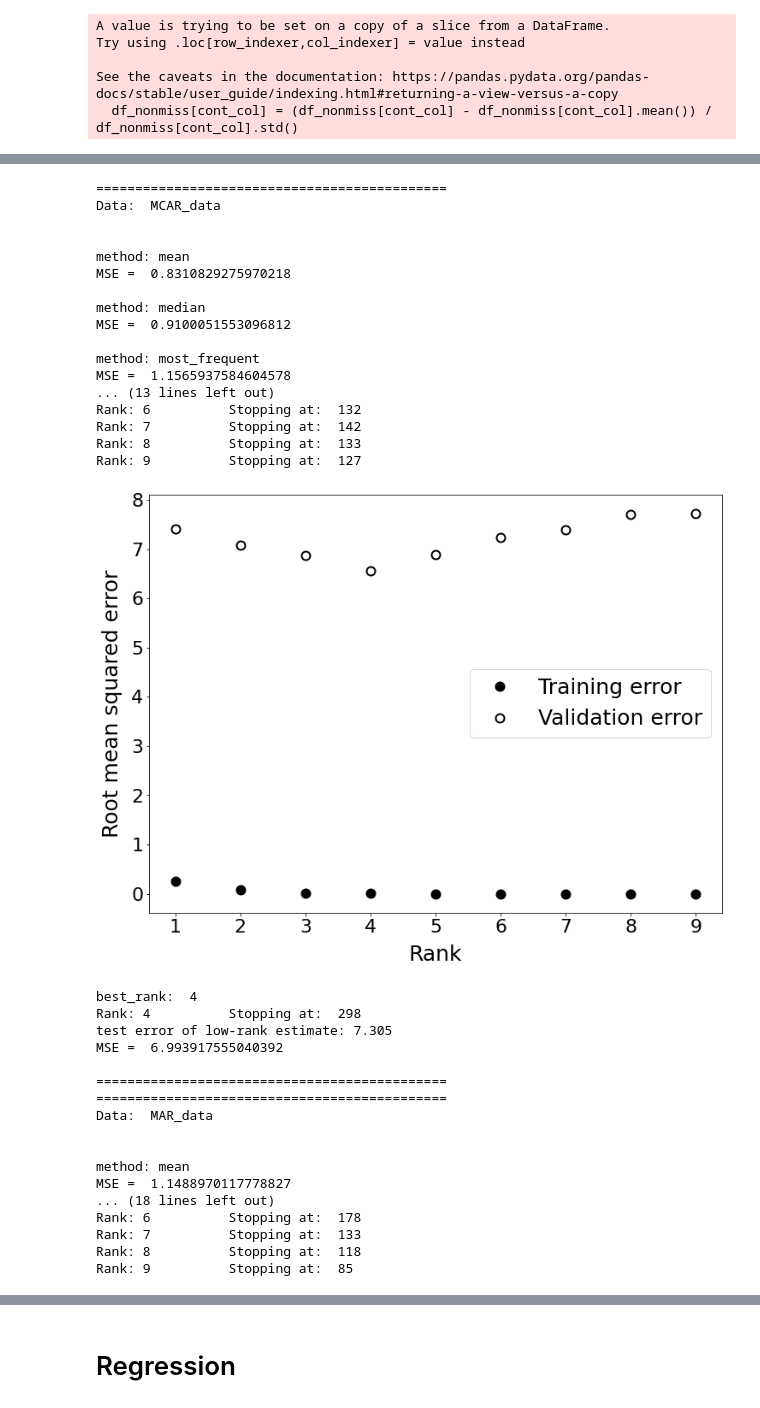
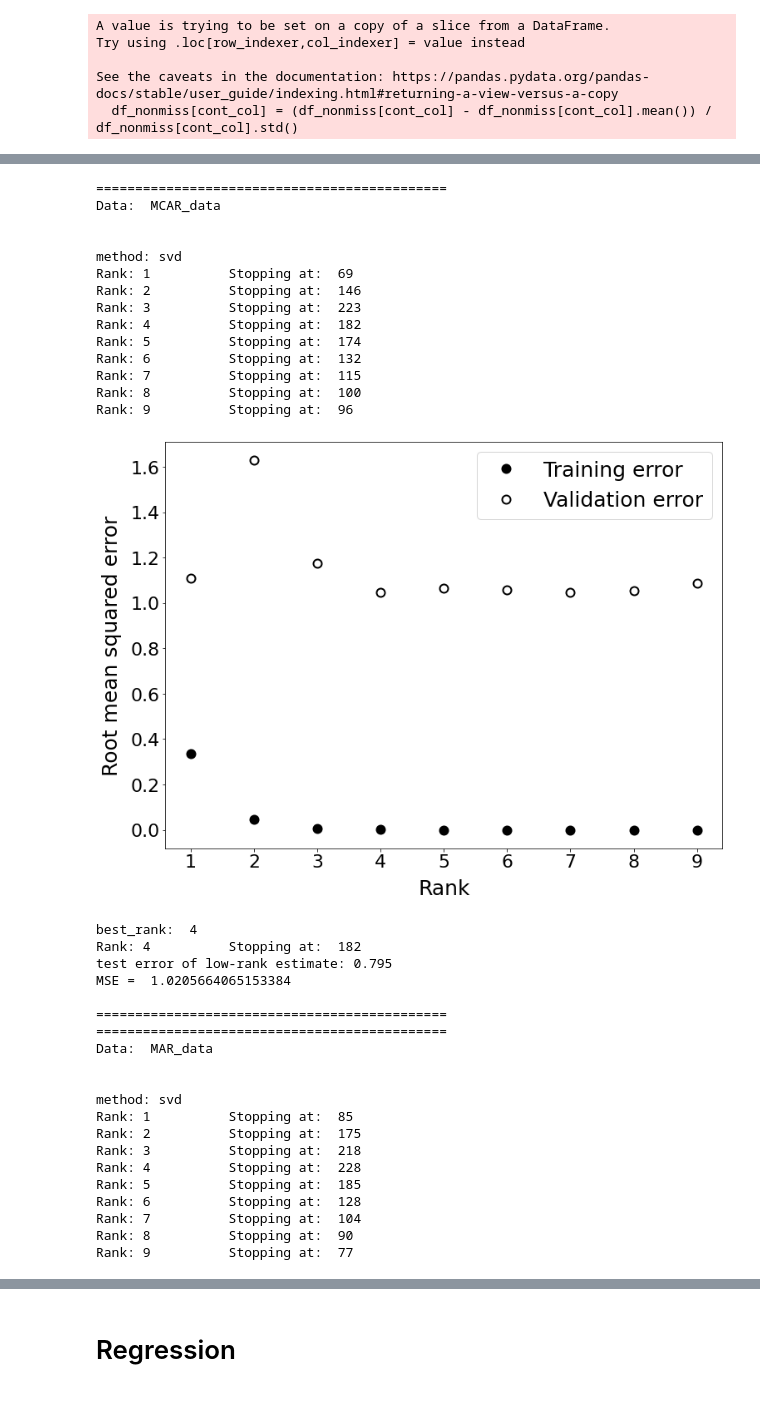
Before and after one commit to Nikunj-Gupta/Low-rank-models-EHR, a Jupyter notebook: src/imputation_analysis.ipynb, the cells around one changed output, grey strips where cells are left out. Saved outputs shown, nothing was run; the diff lists cells and outputs as text; code cells hidden in the pictures.

```diff
--- a/src/imputation_analysis.ipynb
+++ b/src/imputation_analysis.ipynb
@@ -130,6 +130,7 @@ MAR_missing_indices = np.where(np.isnan(MAR_data.flatten()))[0].tolist()
 def fit_low_rank_model(rank, rating_matrix_ini, train_ind, train_data, n_iter, convergence_thresh, verbose):
     previous_fitting_error = 100
     low_rank_estimate = np.zeros(rating_matrix_ini.shape) - 1
+    low_rank_estimate = rating_matrix_ini.copy()
 
     for ind in range(n_iter):
         M = low_rank_estimate.copy()
@@ -226,7 +227,7 @@ def run_svd(matrix, missing_indices,
 
     return best_estimate
 # %%
-def run(data, missing_indices, method):
+def run(data, missing_indices, method, simulation=False):
     if method in ['mean', 'most_frequent', 'median']:
         imp = SimpleImputer(missing_values=np.nan, strategy=method)
         imputed_data = imp.fit_transform(data)
@@ -242,11 +243,12 @@ def run(data, missing_indices, method):
     if method == "svd":
         imputed_data = run_svd(matrix=data, missing_indices=missing_indices)
 
+    # print(imputed_data[:3,:3])
+    if simulation:
+        print("MSE = ", mean_squared_error(
+            np_nonmiss.flat[missing_indices],
+            imputed_data.flat[missing_indices]))
     return imputed_data
-    # print(imputed_data[:3,:3])
-    # print("MSE = ", mean_squared_error(
-    #     np_nonmiss.flat[missing_indices],
-    #     imputed_data.flat[missing_indices]))
 # %%
 data_dict = {
     "MCAR_data":[MCAR_data, MCAR_missing_indices],
@@ -256,45 +258,46 @@ data_dict = {
 # %%
 for key in data_dict.keys():
     print("=============================================")
     print("Data: ", key, "\n\n")
-    for method in ['mean', 'median', 'most_frequent', 'multivariate_feature_imputation', 'knn', 'svd']:
+    for method in ['svd']:
+#     for method in ['mean', 'median', 'most_frequent', 'multivariate_feature_imputation', 'knn', 'svd']:
         print('method:', method)
-        run(data_dict[key][0], data_dict[key][1], method)
+        run(data_dict[key][0], data_dict[key][1], method, simulation=True)
         print()
     print("=============================================")
 # %% [output]
 =============================================
 Data:  MCAR_data
 
 
-method: mean
-MSE =  0.8310829275970218
-
-method: median
-MSE =  0.9100051553096812
-
-method: most_frequent
-MSE =  1.1565937584604578
-... (13 lines left out)
+method: svd
+Rank: 1          Stopping at:  69
+Rank: 2          Stopping at:  146
+Rank: 3          Stopping at:  223
+Rank: 4          Stopping at:  182
+Rank: 5          Stopping at:  174
 Rank: 6          Stopping at:  132
-Rank: 7          Stopping at:  142
-Rank: 8          Stopping at:  133
-Rank: 9          Stopping at:  127
+Rank: 7          Stopping at:  115
+Rank: 8          Stopping at:  100
+Rank: 9          Stopping at:  96
-[figure, old version]
+[figure, new version]
 best_rank:  4
-Rank: 4          Stopping at:  298
-test error of low-rank estimate: 7.305
-MSE =  6.993917555040392
+Rank: 4          Stopping at:  182
+test error of low-rank estimate: 0.795
+MSE =  1.0205664065153384
 
 =============================================
 =============================================
 Data:  MAR_data
 
 
-method: mean
-MSE =  1.1488970117778827
-... (18 lines left out)
-Rank: 6          Stopping at:  178
-Rank: 7          Stopping at:  133
-Rank: 8          Stopping at:  118
-Rank: 9          Stopping at:  85
+method: svd
+Rank: 1          Stopping at:  85
+Rank: 2          Stopping at:  175
+Rank: 3          Stopping at:  218
+Rank: 4          Stopping at:  228
+Rank: 5          Stopping at:  185
+Rank: 6          Stopping at:  128
+Rank: 7          Stopping at:  104
+Rank: 8          Stopping at:  90
+Rank: 9          Stopping at:  77
```
Also changed, not shown: parts of 6 cells of this notebook.
